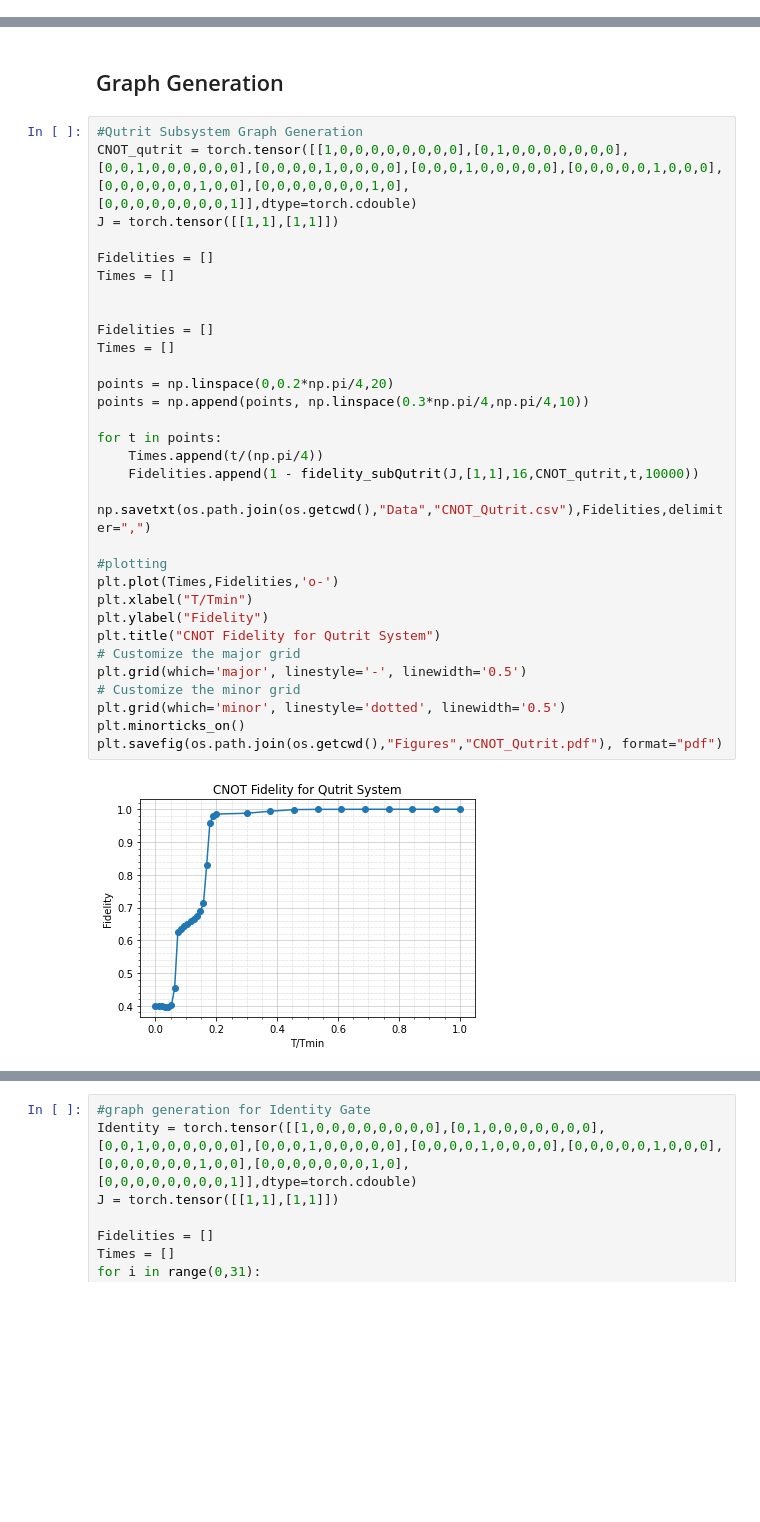
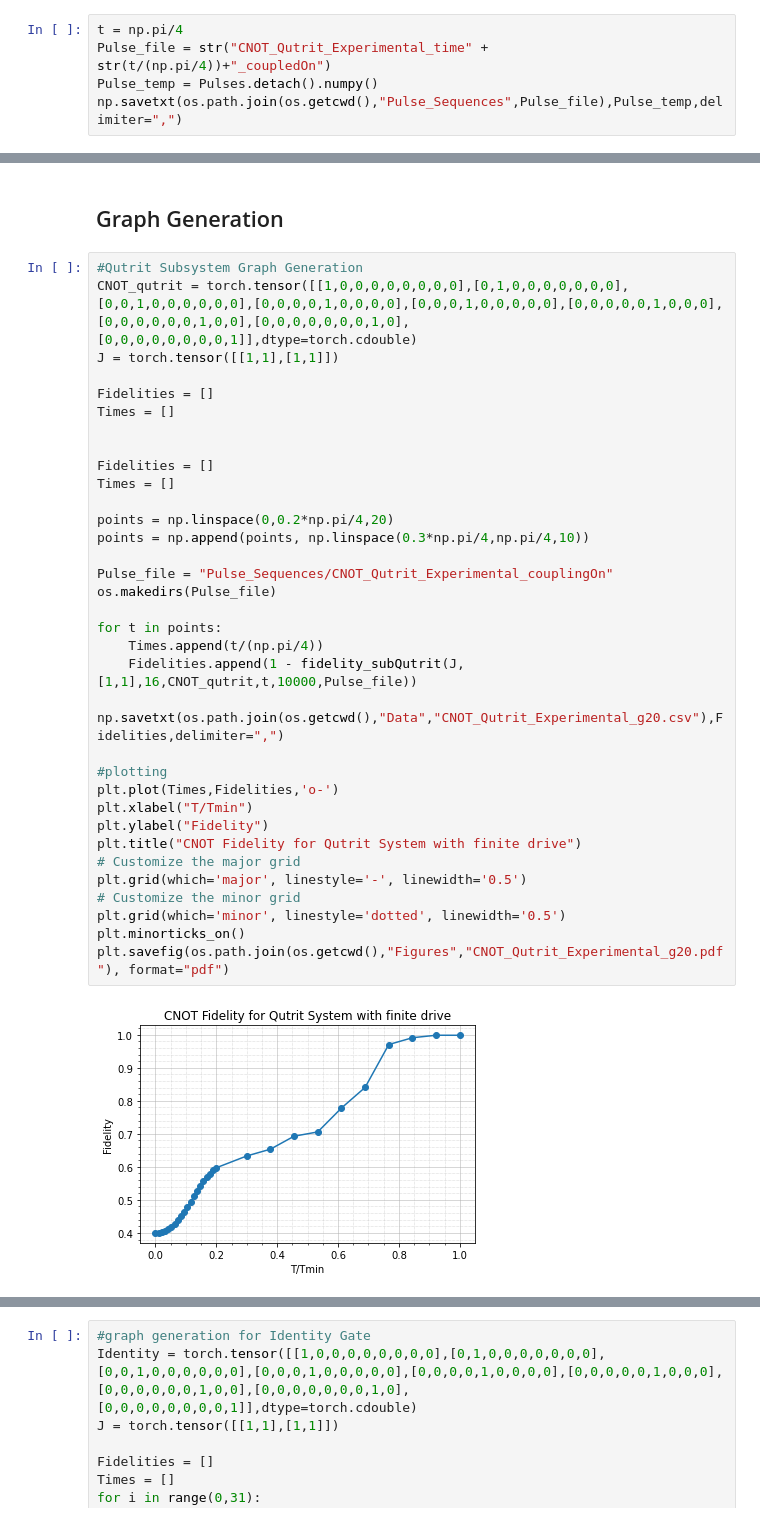
Before and after one commit to b-basyildiz/QuOpt, a Jupyter notebook: Qutrit_ML.ipynb, the cells around one changed output, grey strips where cells are left out. Saved outputs shown, nothing was run; the diff lists cells and outputs as text; blank space fills up the shorter version.

Commit message:
Pulse Saving made and Max Frequency removed

```diff
--- a/Qutrit_ML.ipynb
+++ b/Qutrit_ML.ipynb
@@ -382,0 +399,5 @@ Itertation  1000  out of  1000 complete. Avg Infidelity:  0.11289737427784152
+# %%
+t = np.pi/4
+Pulse_file = str("CNOT_Qutrit_Experimental_time" + str(t/(np.pi/4))+"_coupledOn")
+Pulse_temp = Pulses.detach().numpy()
+np.savetxt(os.path.join(os.getcwd(),"Pulse_Sequences",Pulse_file),Pulse_temp,delimiter=",")
@@ -385,35 +411,38 @@ Itertation  1000  out of  1000 complete. Avg Infidelity:  0.11289737427784152
 # %%
 #Qutrit Subsystem Graph Generation
 CNOT_qutrit = torch.tensor([[1,0,0,0,0,0,0,0,0],[0,1,0,0,0,0,0,0,0],[0,0,1,0,0,0,0,0,0],[0,0,0,0,1,0,0,0,0],[0,0,0,1,0,0,0,0,0],[0,0,0,0,0,1,0,0,0],
 [0,0,0,0,0,0,1,0,0],[0,0,0,0,0,0,0,1,0],[0,0,0,0,0,0,0,0,1]],dtype=torch.cdouble)
 J = torch.tensor([[1,1],[1,1]])
 
 Fidelities = []
 Times = []
 
 
 Fidelities = []
 Times = []
 
 points = np.linspace(0,0.2*np.pi/4,20)
 points = np.append(points, np.linspace(0.3*np.pi/4,np.pi/4,10))
 
+Pulse_file = "Pulse_Sequences/CNOT_Qutrit_Experimental_couplingOn"
+os.makedirs(Pulse_file)
+
 for t in points:
     Times.append(t/(np.pi/4))
-    Fidelities.append(1 - fidelity_subQutrit(J,[1,1],16,CNOT_qutrit,t,10000))
+    Fidelities.append(1 - fidelity_subQutrit(J,[1,1],16,CNOT_qutrit,t,10000,Pulse_file))
 
-np.savetxt(os.path.join(os.getcwd(),"Data","CNOT_Qutrit.csv"),Fidelities,delimiter=",")
+np.savetxt(os.path.join(os.getcwd(),"Data","CNOT_Qutrit_Experimental_g20.csv"),Fidelities,delimiter=",")
 
 #plotting
 plt.plot(Times,Fidelities,'o-')
 plt.xlabel("T/Tmin")
 plt.ylabel("Fidelity")
-plt.title("CNOT Fidelity for Qutrit System")
+plt.title("CNOT Fidelity for Qutrit System with finite drive")
 # Customize the major grid
 plt.grid(which='major', linestyle='-', linewidth='0.5')
 # Customize the minor grid
 plt.grid(which='minor', linestyle='dotted', linewidth='0.5')
 plt.minorticks_on()
-plt.savefig(os.path.join(os.getcwd(),"Figures","CNOT_Qutrit.pdf"), format="pdf")
+plt.savefig(os.path.join(os.getcwd(),"Figures","CNOT_Qutrit_Experimental_g20.pdf"), format="pdf")
 # %% [output]
-[figure, old version]
+[figure, new version]
```
Also changed, not shown: parts of 4 cells of this notebook, 7 other files.
